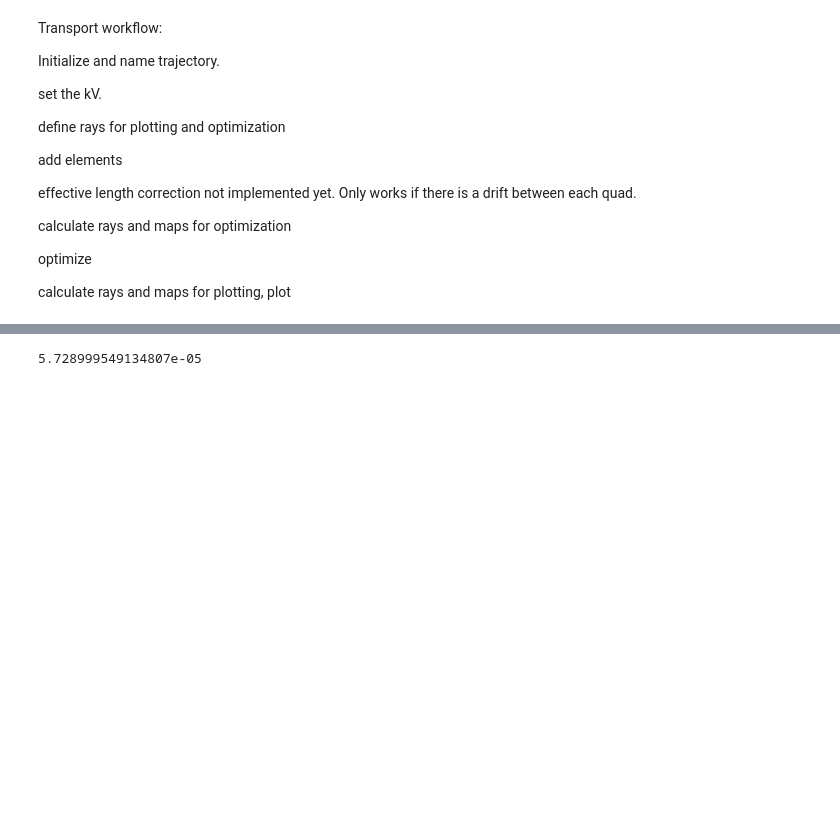
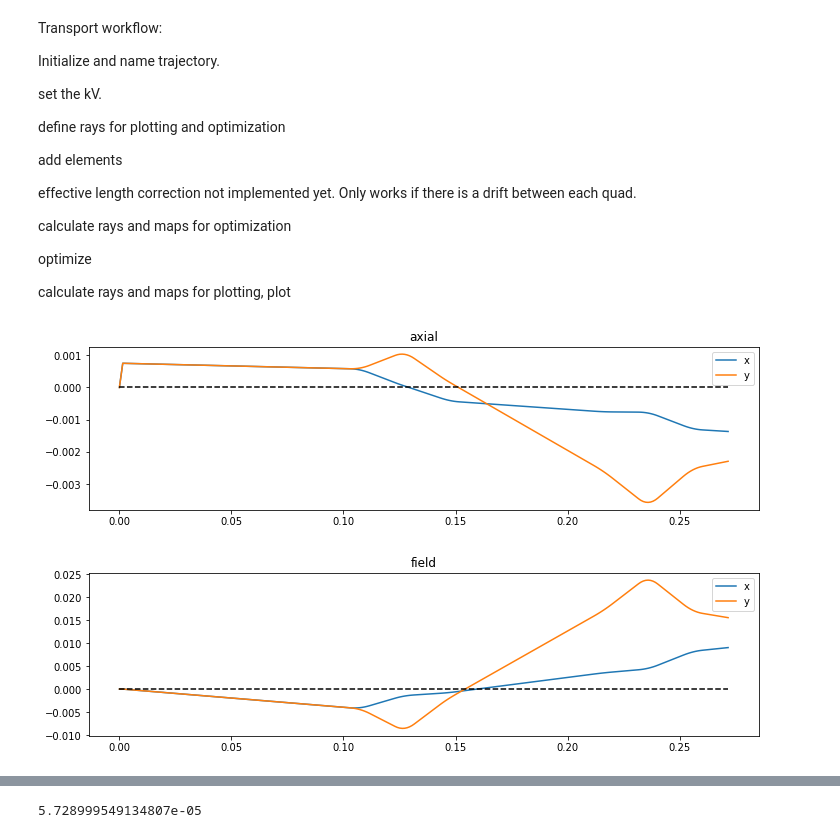
Before and after one commit to bentps/PythonTransport, a Jupyter notebook: PythonTransport.ipynb, the cells around one changed output, grey strips where cells are left out. Saved outputs shown, nothing was run; the diff lists cells and outputs as text; code cells hidden in the pictures; blank space fills up the shorter version.

```diff
--- a/PythonTransport.ipynb
+++ b/PythonTransport.ipynb
@@ -279,0 +413,80 @@ class Transport:
+# %%
+#  1.39971575 -1.21109938  0.75588434  0.09208673 -0.5244377   0.28542125
+
+traj3=Transport()
+
+traj3.set_kV(100)
+
+traj3.set_ray('axial', x_angle=.5, y_angle=.5)
+
+traj3.set_ray('field', x=6e-5, y=6e-5)
+
+traj3.add_drift('drift_sample', length=0.0015)
+
+traj3.add_lens('ObjL', f_length=.001495)
+
+traj3.add_drift('drift_ObjL', length=.0885)
+
+traj3.add_drift('drift_pre15', length=.013)
+
+traj3.add_quad('quad15', length=.008625, gauss=.7571575, radius=.625)
+
+traj3.add_drift('drift15', length=.011375)
+
+traj3.add_quad('quad14', length=.008625, gauss=-1.21109938, radius=.625)
+
+traj3.add_drift('drift14', length=.011375)
+
+traj3.add_quad('quad13', length=.008625, gauss=0.75588434, radius=.625)
+
+traj3.add_drift('drift13_1', length=.01)
+traj3.add_drift('drift13_2', length=.05)
+
+traj3.add_quad('quad12', length=.008625, gauss=0.09208673, radius=.625)
+
+traj3.add_drift('drift12', length=.011375)
+
+traj3.add_quad('quad11', length=.008625, gauss=-0.5244377, radius=.625)
+
+traj3.add_drift('drift11', length=.011375)
+
+traj3.add_quad('quad10', length=.008625, gauss=0.28542125, radius=.625)
+
+traj3.add_drift('drift10', length=.011375)
+
+# traj3.add_quad('quad8', length=.008625, gauss=0.421450576246005, radius=.625)
+
+# traj3.add_drift('drift8', length=.02)
+
+# traj3.add_quad('quad7', length=.008625, gauss=-0.64213391841801, radius=.625)
+
+# traj3.add_drift('drift7', length=.0299)
+
+# traj3.add_quad('quad6', length=.008625, gauss=0.861744949262271, radius=.625)
+
+# traj3.add_drift('drift6', length=.0162)
+
+# traj3.add_quad('quad5', length=.008625, gauss=0., radius=.625)
+
+# traj3.add_drift('drift5', length=.0162)
+
+# traj3.add_quad('quad4', length=.008625, gauss=-0.861744949262271, radius=.625)
+
+# traj3.add_drift('drift4', length=.0299)
+
+# traj3.add_quad('quad3', length=.008625, gauss=0.64213391841801, radius=.625)
+
+# traj3.add_drift('drift3', length=.02)
+
+# traj3.add_quad('quad2', length=.008625, gauss=-0.421450576246005, radius=.625)
+
+# traj3.add_drift('drift2', length=.029)
+
+# traj3.add_lens('lens3', f_length=.1)
+
+# traj3.add_drift('drift_final', length=.1)
+
+traj3.plot()
+# %% [output]
+[figure, added]
+[figure, added]
```
Also changed, not shown: parts of 16 cells of this notebook.
